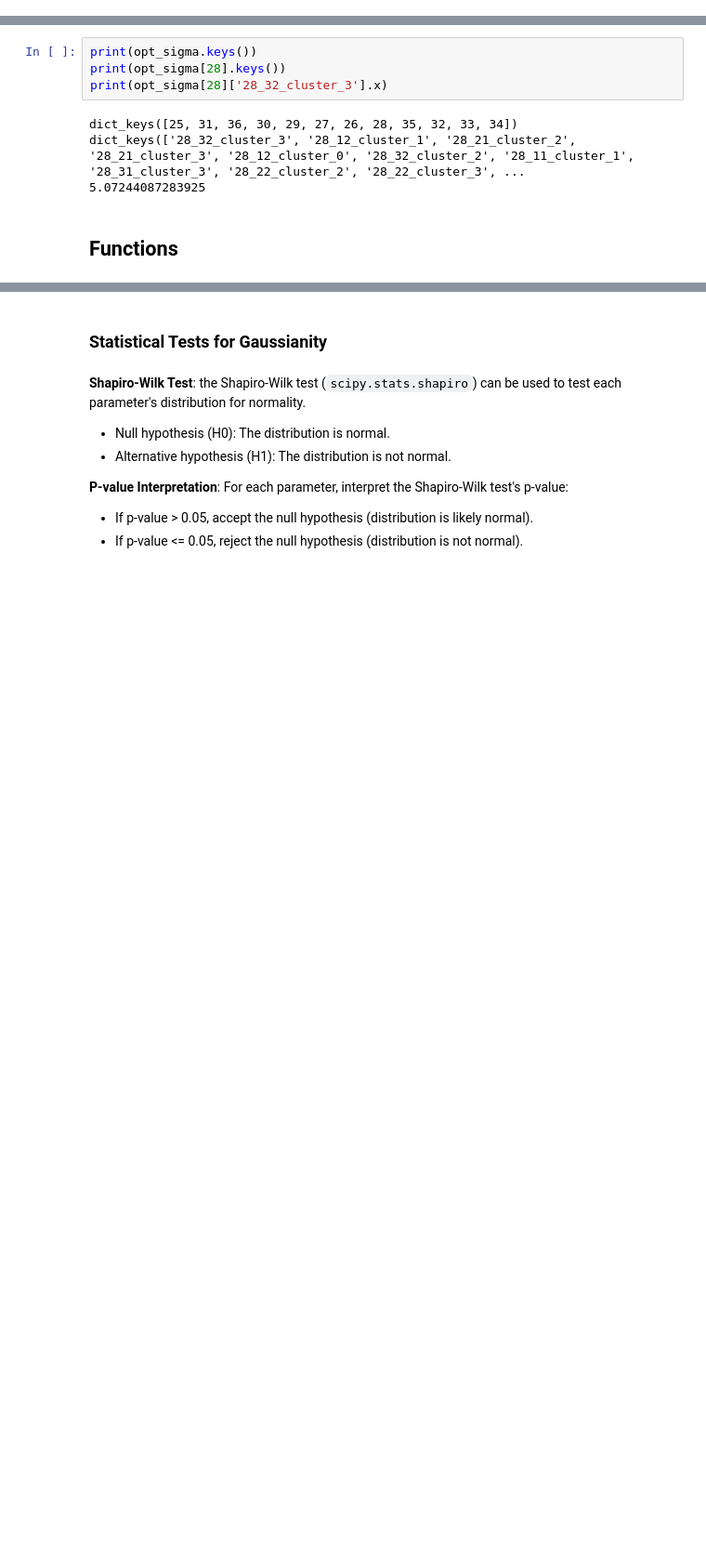
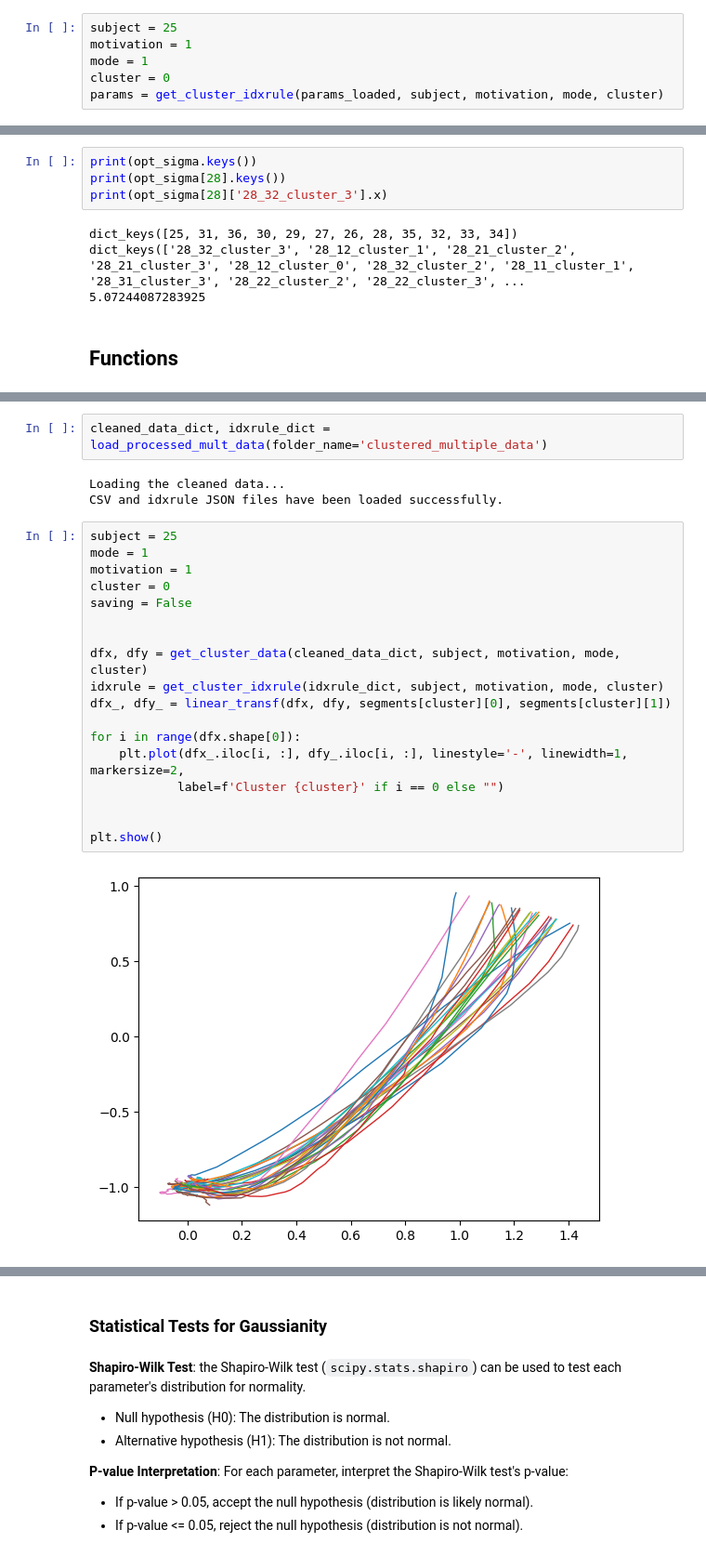
Before and after one commit to flaviaferrus/MotorControlPrediction, a Jupyter notebook: Notebooks/MultipleSubjects.ipynb, the cells around one changed output, grey strips where cells are left out. Shown at 93% size. Cells and saved outputs as stored; diff of their text form; blank space fills up the shorter version.

```diff
--- a/Notebooks/MultipleSubjects.ipynb
+++ b/Notebooks/MultipleSubjects.ipynb
@@ -171,0 +223,6 @@ New parameters have been loaded successfully.
+# %%
+subject = 25
+motivation = 1
+mode = 1
+cluster = 0
+params = get_cluster_idxrule(params_loaded, subject, motivation, mode, cluster)
@@ -597,0 +716,25 @@ print(plt.style.available)
+# %%
+cleaned_data_dict, idxrule_dict = load_processed_mult_data(folder_name='clustered_multiple_data')
+# %% [output]
+Loading the cleaned data...
+CSV and idxrule JSON files have been loaded successfully.
+# %%
+subject = 25
+mode = 1
+motivation = 1
+cluster = 0
+saving = False
+
+
+dfx, dfy = get_cluster_data(cleaned_data_dict, subject, motivation, mode, cluster)
+idxrule = get_cluster_idxrule(idxrule_dict, subject, motivation, mode, cluster)
+dfx_, dfy_ = linear_transf(dfx, dfy, segments[cluster][0], segments[cluster][1])
+
+for i in range(dfx.shape[0]):
+    plt.plot(dfx_.iloc[i, :], dfy_.iloc[i, :], linestyle='-', linewidth=1, markersize=2,
+            label=f'Cluster {cluster}' if i == 0 else "")
+
+
+plt.show()
+# %% [output]
+[figure, added]
```
Also changed, not shown: parts of 29 cells of this notebook, 13 other files.
